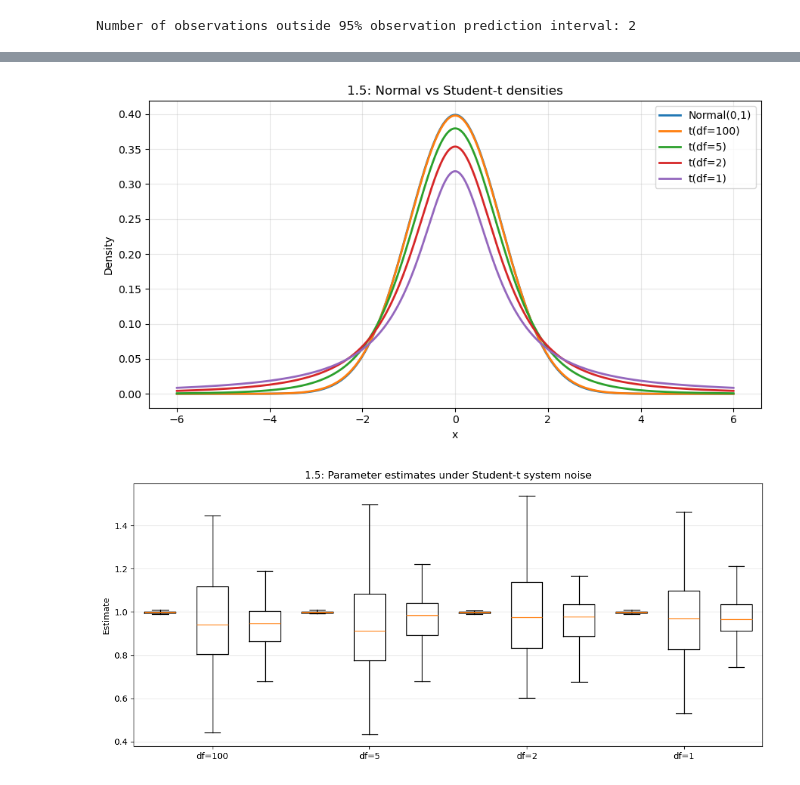
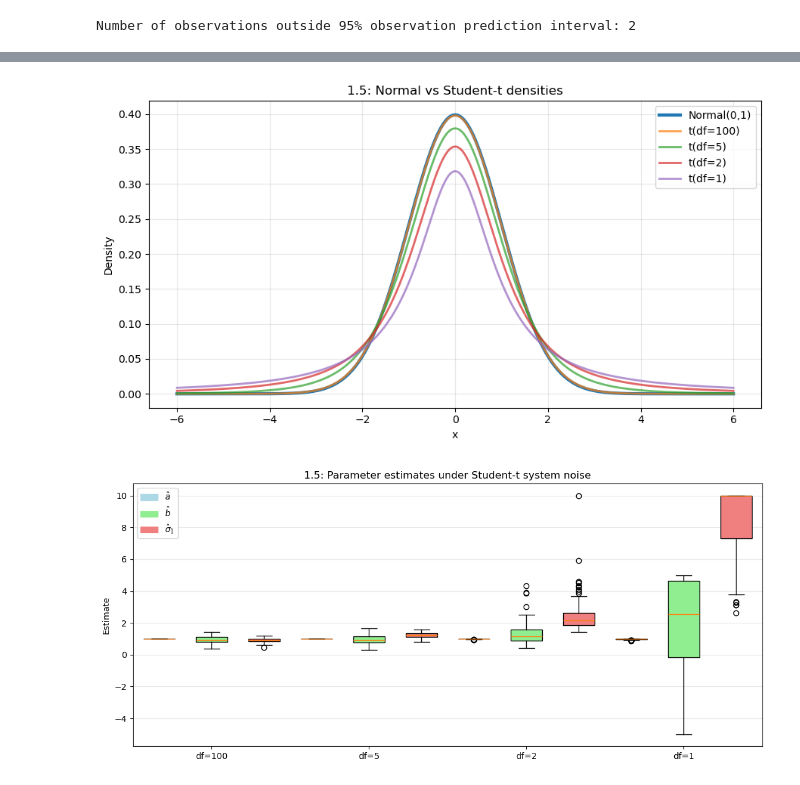
Before and after one commit to pablobaurier/TimesSeries_assignement4, a Jupyter notebook: Assignment4.ipynb, the cells around one changed output, grey strips where cells are left out. Cells and saved outputs as stored; diff of their text form; code cells hidden in the pictures.

```diff
--- a/Assignment4.ipynb
+++ b/Assignment4.ipynb
@@ -19,8 +19,7 @@ def simulate_state_space(n=100, a=0.9, b=1.0, sigma1=1.0, sigma2=1.0, x0=5.0, se
     if student_df is None:
         e1 = rng.normal(0, sigma1, size=n)
     else:
-        e1 = rng.standard_t(student_df, size=n)
-        e1 = e1 / np.std(e1) * sigma1
+        e1 = rng.standard_t(student_df, size=n) * sigma1
 
     e2 = rng.normal(0, sigma2, size=n)
 
@@ -290,9 +289,9 @@ summary.groupby("case")[["a_hat", "b_hat", "sigma1_hat"]].agg(["mean", "std", "m
 def t_density_plot(dfs=(100, 5, 2, 1), xlim=(-6, 6)):
     xs = np.linspace(xlim[0], xlim[1], 1000)
     fig, ax = plt.subplots(figsize=(9, 5))
-    ax.plot(xs, norm.pdf(xs, 0, 1), label="Normal(0,1)", linewidth=2)
+    ax.plot(xs, norm.pdf(xs, 0, 1), label="Normal(0,1)", linewidth=3)
     for dfv in dfs:
-        ax.plot(xs, student_t.pdf(xs, dfv), label=f"t(df={dfv})", linewidth=2)
+        ax.plot(xs, student_t.pdf(xs, dfv), label=f"t(df={dfv})", linewidth=2, alpha=0.7)
     ax.set_title("1.5: Normal vs Student-t densities")
     ax.set_xlabel("x")
     ax.set_ylabel("Density")
@@ -321,33 +320,44 @@ t_cases = {
     2: monte_carlo_t(df=2, seed=12),
     1: monte_carlo_t(df=1, seed=13),
 }
 
 fig, ax = plt.subplots(figsize=(11, 5))
 data = []
 positions = []
 labels = []
 pos = 1
+
 for dfv, res in t_cases.items():
     for col in ["a_hat", "b_hat", "sigma1_hat"]:
         data.append(res[col].values)
         positions.append(pos)
         pos += 1
     labels.extend([f"t({dfv})", "", ""])
-ax.boxplot(data, positions=positions, widths=0.6, showfliers=False)
+bplot = ax.boxplot(data, positions=positions, widths=0.6, showfliers=True, patch_artist=True)
+
+
+colors = ['lightblue', 'lightgreen', 'lightcoral']
+param_labels = ['$\\hat{a}$', '$\\hat{b}$', '$\\hat{\\sigma}_1$']
+box_colors = colors * len(t_cases)
+
+for patch, color in zip(bplot['boxes'], box_colors):
+    patch.set_facecolor(color)
+legend_handles = [mpatches.Patch(color=colors[i], label=param_labels[i]) for i in range(3)]
+ax.legend(handles=legend_handles, loc='upper left')
 ax.set_xticks([2, 5, 8, 11])
 ax.set_xticklabels(["df=100", "df=5", "df=2", "df=1"])
 ax.set_ylabel("Estimate")
 ax.set_title("1.5: Parameter estimates under Student-t system noise")
 ax.grid(True, axis="y", alpha=0.3)
 plt.tight_layout()
 plt.show()
 
 # Save summaries
 out = pd.concat(
     [summary, pd.concat([v.assign(df=k) for k, v in t_cases.items()], ignore_index=True)],
     ignore_index=True
 )
 out.to_csv("part1_estimation_summary.csv", index=False)
 # %% [output]
-[figure, old version]
+[figure, new version]
-[figure, old version]
+[figure, new version]
```
Also changed, not shown: parts of 5 cells of this notebook, 5 other files.
